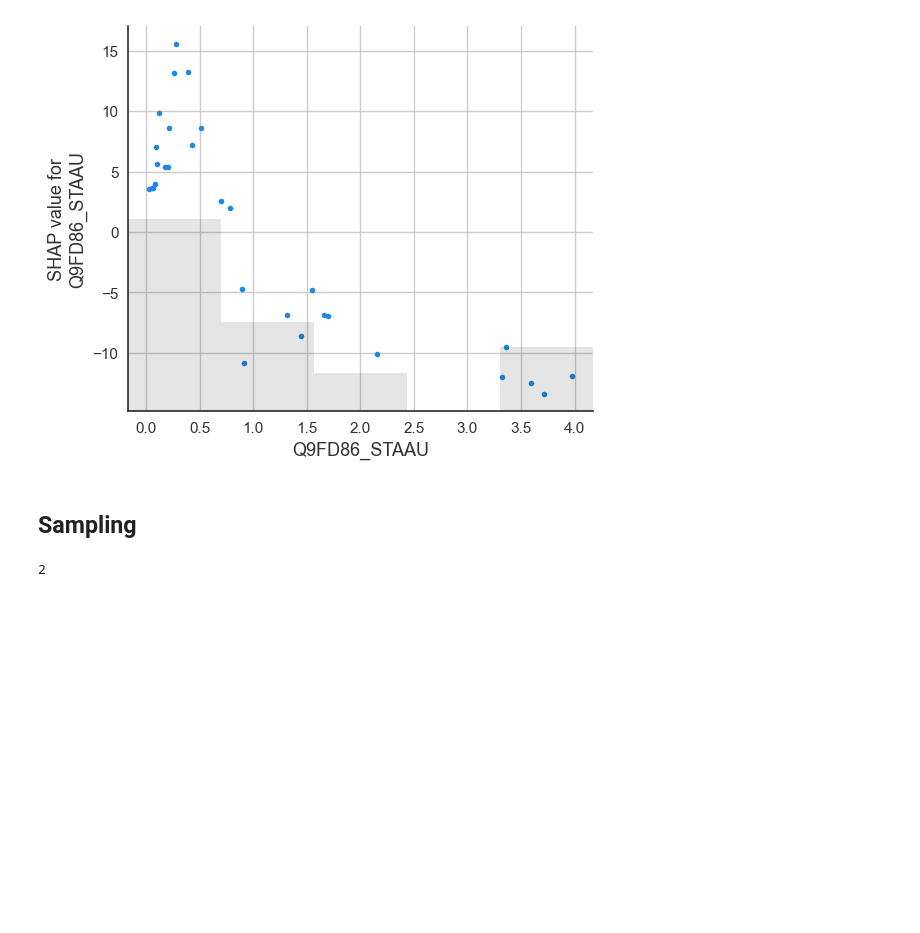
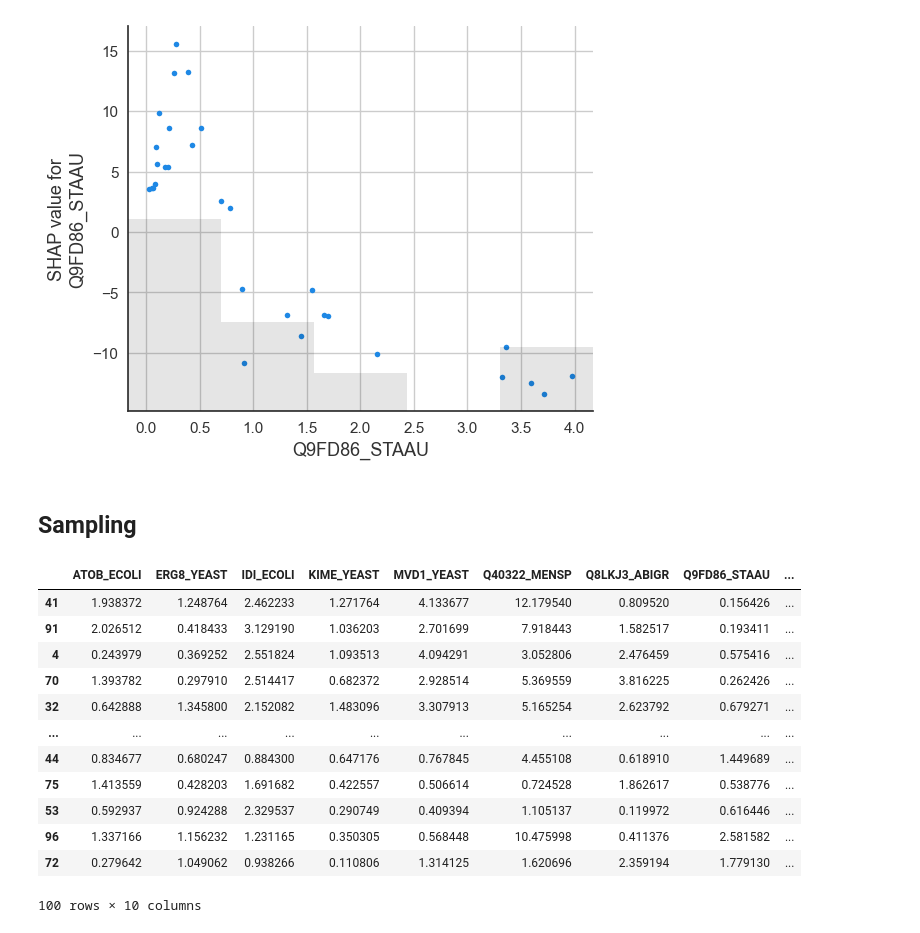
Before and after one commit to costasmexis/straindesignXAI, a Jupyter notebook: notebooks/Limonene.ipynb, the cells around one changed output. Cells and saved outputs as stored; diff of their text form; code cells hidden in the pictures; blank space fills up the shorter version.

Commit message:
carotenoid data

```diff
--- a/notebooks/Limonene.ipynb
+++ b/notebooks/Limonene.ipynb
@@ -177,7 +174,36 @@ dl.shap_scatter("Q9FD86_STAAU")
 [figure]
 # %% [markdown]
 ## Sampling
-# %%
-top_cluster
-# %% [output]
-2
+# %%
+from scipy.stats import qmc
+
+# Rearrange bounds to match input variables
+# dl.bounds['Q40322_MENSP'].loc['min'] = 14
+# dl.bounds['Q9FD86_STAAU'].loc['max'] = 0.3
+# dl.bounds['ERG8_YEAST'].loc['max'] = 0.5
+
+
+sampler = qmc.LatinHypercube(d=dl.X.shape[1])
+sample = sampler.random(100)
+LB = dl.bounds.T['min'].values.tolist()
+UB = dl.bounds.T['max'].values.tolist()
+
+sample_df = pd.DataFrame(qmc.scale(sample, LB, UB), columns=dl.X.columns)
+sample_df["pred"] = dl.model.predict(sample_df)
+sample_df.drop_duplicates(inplace=True)
+sample_df.sort_values("pred", ascending=False, inplace=True)
+sample_df
+# %% [output]
+|  | ATOB_ECOLI | ERG8_YEAST | IDI_ECOLI | KIME_YEAST | MVD1_YEAST | Q40322_MENSP | Q8LKJ3_ABIGR | Q9FD86_STAAU | ... |
+| 41 | 1.938372 | 1.248764 | 2.462233 | 1.271764 | 4.133677 | 12.179540 | 0.809520 | 0.156426 | ... |
+| 91 | 2.026512 | 0.418433 | 3.129190 | 1.036203 | 2.701699 | 7.918443 | 1.582517 | 0.193411 | ... |
+| 4 | 0.243979 | 0.369252 | 2.551824 | 1.093513 | 4.094291 | 3.052806 | 2.476459 | 0.575416 | ... |
+| 70 | 1.393782 | 0.297910 | 2.514417 | 0.682372 | 2.928514 | 5.369559 | 3.816225 | 0.262426 | ... |
+| 32 | 0.642888 | 1.345800 | 2.152082 | 1.483096 | 3.307913 | 5.165254 | 2.623792 | 0.679271 | ... |
+| ... | ... | ... | ... | ... | ... | ... | ... | ... | ... |
+| 44 | 0.834677 | 0.680247 | 0.884300 | 0.647176 | 0.767845 | 4.455108 | 0.618910 | 1.449689 | ... |
+| 75 | 1.413559 | 0.428203 | 1.691682 | 0.422557 | 0.506614 | 0.724528 | 1.862617 | 0.538776 | ... |
+| 53 | 0.592937 | 0.924288 | 2.329537 | 0.290749 | 0.409394 | 1.105137 | 0.119972 | 0.616446 | ... |
+| 96 | 1.337166 | 1.156232 | 1.231165 | 0.350305 | 0.568448 | 10.475998 | 0.411376 | 2.581582 | ... |
+| 72 | 0.279642 | 1.049062 | 0.938266 | 0.110806 | 1.314125 | 1.620696 | 2.359194 | 1.779130 | ... |
+100 rows × 10 columns
```
Also changed, not shown: parts of 3 cells of this notebook, 2 other files.
